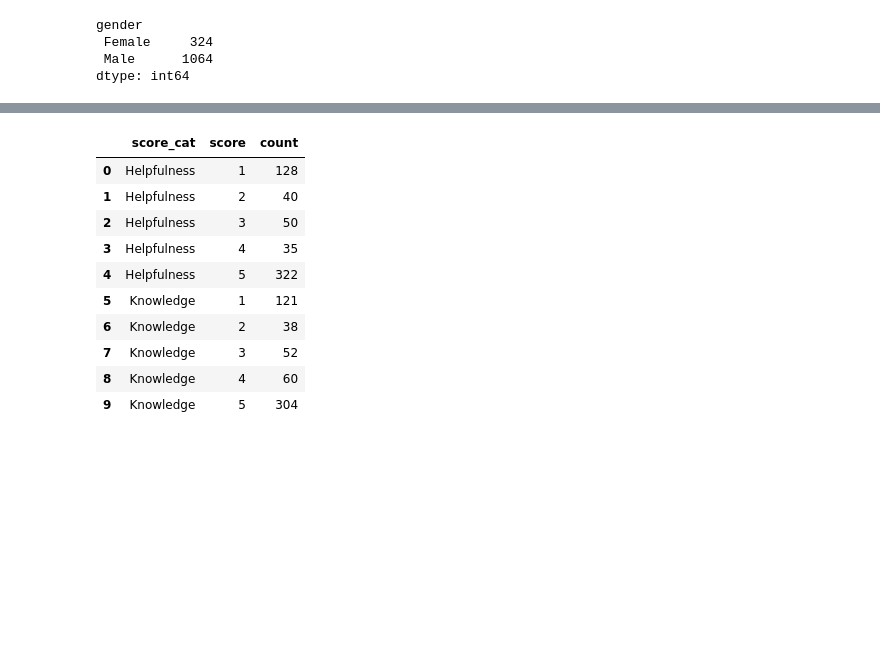
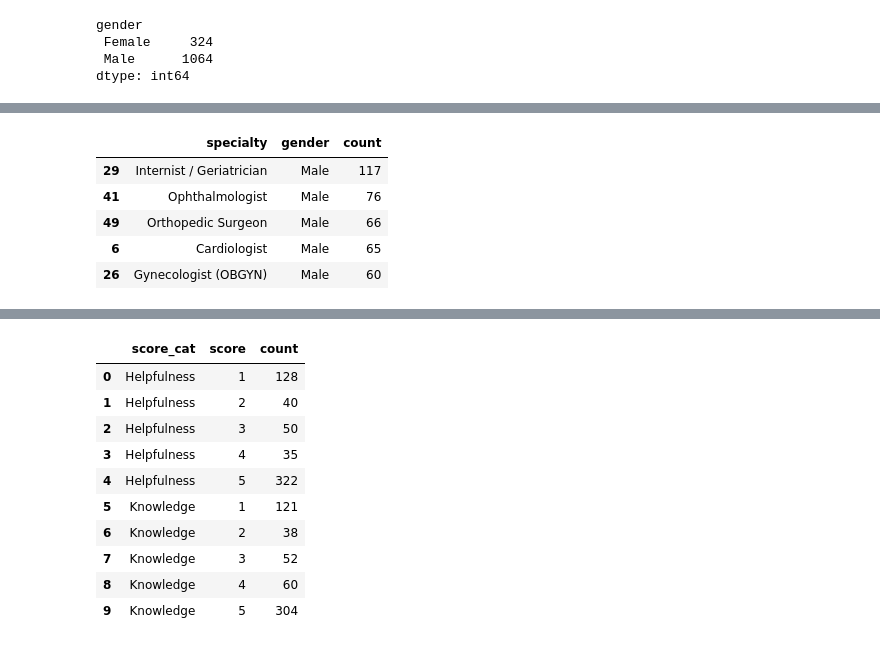
Before and after one commit to gwenkf/NYCDSA_scrapyproj, a Jupyter notebook: cleaningDocData.ipynb, the cells around one changed output, grey strips where cells are left out. Saved outputs shown, nothing was run; the diff lists cells and outputs as text; code cells hidden in the pictures; blank space fills up the shorter version.

```diff
--- a/cleaningDocData.ipynb
+++ b/cleaningDocData.ipynb
@@ -336,7 +349,15 @@ py.iplot(table, filename='color_table')
 # %%
 top_specM = spec_bygen.loc[spec_bygen.gender == " Male"].sort_values(by='count', ascending=False).head(5)
 top_specF = spec_bygen.loc[spec_bygen.gender == " Female"].sort_values(by='count', ascending=False).head(5)
 top_specAll = spec_bygen.groupby(['specialty']).sum().sort_values(by='count',ascending=False).head(5)
+top_specM.head()
+# %% [output]
+|  | specialty | gender | count |
+| 29 | Internist / Geriatrician | Male | 117 |
+| 41 | Ophthalmologist | Male | 76 |
+| 49 | Orthopedic Surgeon | Male | 66 |
+| 6 | Cardiologist | Male | 65 |
+| 26 | Gynecologist (OBGYN) | Male | 60 |
 # %%
 top_specF = top_specF[['specialty', 'count']]
 top_specF = top_specF.rename(columns={'specialty':'Specialty','count':'Count of Female MDs'})
```
Also changed, not shown: parts of 15 cells of this notebook.
